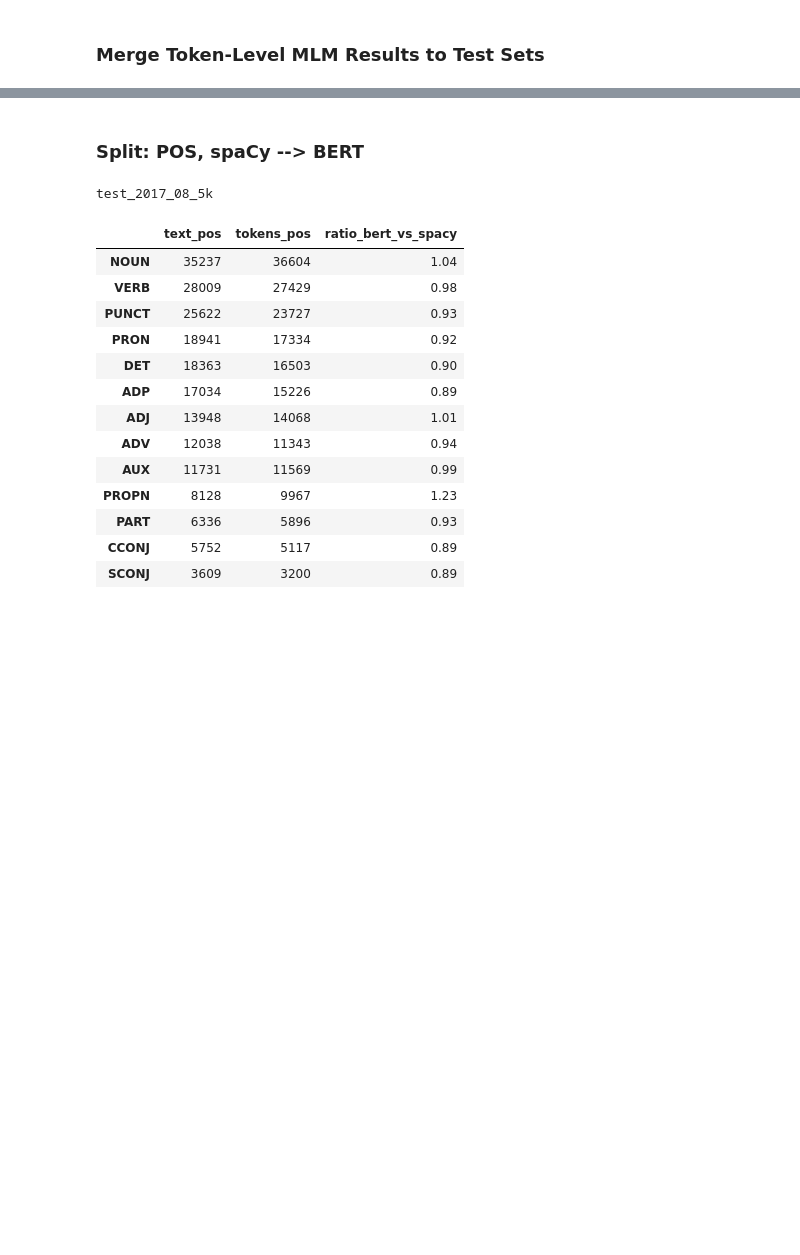
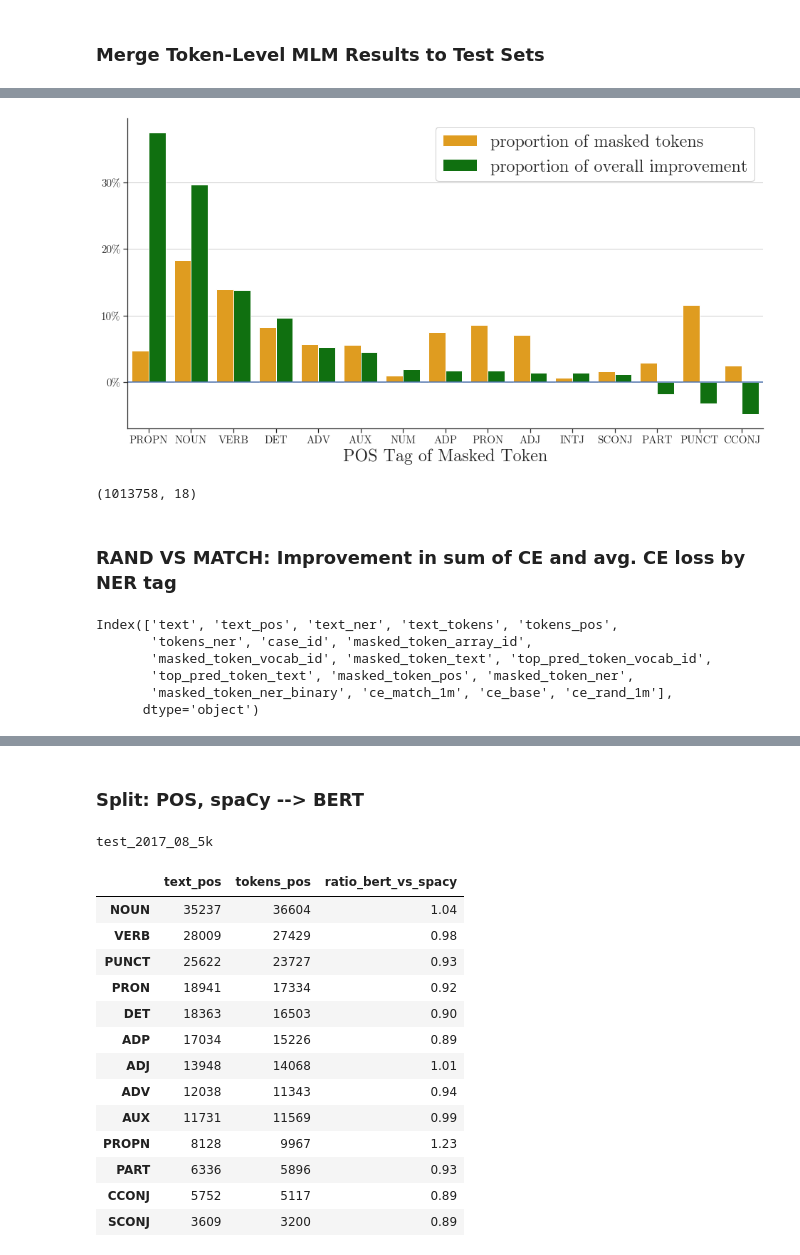
Before and after one commit to paul-rottger/gab-language-change, a Jupyter notebook: 5_evaluation/mlm/token_level_mlm_evaluation.ipynb, the cells around one changed output, grey strips where cells are left out. Saved outputs shown, nothing was run; the diff lists cells and outputs as text; code cells hidden in the pictures; blank space fills up the shorter version.

```diff
--- a/5_evaluation/mlm/token_level_mlm_evaluation.ipynb
+++ b/5_evaluation/mlm/token_level_mlm_evaluation.ipynb
@@ -80,0 +291,61 @@ for test_set in full_df_dict:
+# %%
+### Plot: Double Bar - Proportion of Tokens & Proportion of Improvement
+
+sns.set_theme(font="CMU Serif", style="ticks", font_scale=1.1)
+matplotlib.rcParams['axes.unicode_minus'] = False
+
+
+calc_df["prop_token"] = calc_df.iloc[:,0]/calc_df.iloc[:,0].sum()
+calc_df["prop_improvement"] = calc_df.iloc[:,1]/calc_df.iloc[:,1].sum()
+tidy_df = calc_df[["prop_token", "prop_improvement"]].sort_values("prop_improvement", ascending=False).reset_index().melt(id_vars="masked_token_pos").rename(columns=str.title)
+
+fig, ax = plt.subplots(figsize=(16, 8))
+
+# show grid behind bars
+ax.set_axisbelow(True)
+ax.grid(which="both")
+
+# set y axis to pct
+ax.yaxis.set_major_formatter(mtick.PercentFormatter(1.0, decimals = 0))
+
+# create seaborn plot
+colors = ["orange", "green"]
+ax=sns.barplot(x='Masked_Token_Pos', y='Value', hue='Variable', data=tidy_df, ax=ax, palette=sns.color_palette(colors))
+
+# set x and y labels
+ax.set(xlabel='POS Tag of Masked Token', ylabel='')
+
+# configure legend
+legend = ax.legend(framealpha=1,  prop={'size': 24})
+legend.get_texts()[0].set_text("proportion of masked tokens")
+legend.get_texts()[1].set_text("proportion of overall improvement")
+
+# set font sizes
+ax.xaxis.label.set_size(24)
+ax.tick_params(axis='x',labelsize= 15)
+ax.tick_params(axis='y',labelsize= 15)
+
+sns.despine(fig)
+
+ax.axhline()
+
+plt.show()
+# %% [output]
+[figure, added]
+# %%
+# which proper nouns had large improvements through temporal adaptation?
+
+overall_df
+# %% [output]
+(1013758, 18)
+# %% [markdown]
+### RAND VS MATCH: Improvement in sum of CE and avg. CE loss by NER tag
+# %%
+overall_df.columns
+# %% [output]
+Index(['text', 'text_pos', 'text_ner', 'text_tokens', 'tokens_pos',
+       'tokens_ner', 'case_id', 'masked_token_array_id',
+       'masked_token_vocab_id', 'masked_token_text', 'top_pred_token_vocab_id',
+       'top_pred_token_text', 'masked_token_pos', 'masked_token_ner',
+       'masked_token_ner_binary', 'ce_match_1m', 'ce_base', 'ce_rand_1m'],
+      dtype='object')
```
Also changed, not shown: parts of 26 cells of this notebook, 1 other file.
